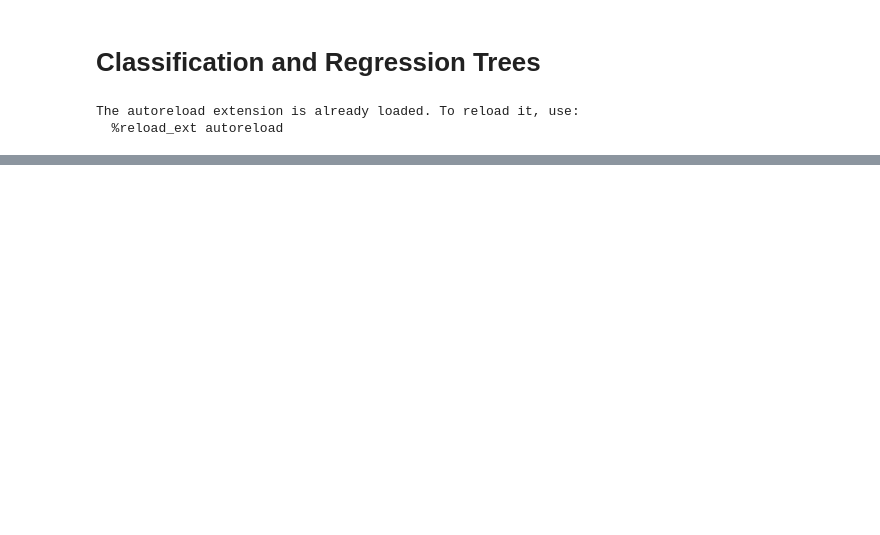
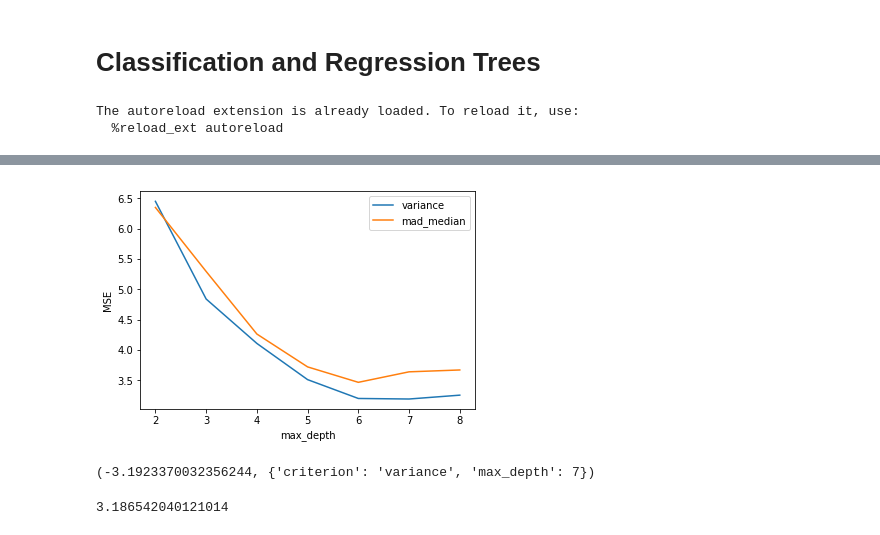
Before and after one commit to SergeyPoltavtsev/mlcourse.ai, a Jupyter notebook: theory and practice/CART/CART.ipynb, the cells around one changed output, grey strips where cells are left out. Cells and saved outputs as stored; diff of their text form; code cells hidden in the pictures; blank space fills up the shorter version.

```diff
--- a/theory and practice/CART/CART.ipynb
+++ b/theory and practice/CART/CART.ipynb
@@ -58,0 +134,12 @@ NameError: name 'numpy' is not defined
+# %%
+boston = load_boston()
+
+X = boston.data
+y = boston.target
+
+X_train, X_test, y_train, y_test = train_test_split(X, y, test_size=0.2, random_state=RANDOM_STATE)
+# %%
+reg_tree1 = DecisionTree(max_depth=2, criterion='variance', debug=True)
+reg_tree1.fit(X_train, y_train)
+
+print(mean_squared_error(reg_tree1.predict(X_test),y_test))
@@ -58,0 +154,5 @@ NameError: name 'numpy' is not defined
+# %%
+reg_tree2 = DecisionTree(max_depth=2, criterion='mad_median', debug=True)
+reg_tree2.fit(X_train, y_train)
+
+print(mean_squared_error(reg_tree2.predict(X_test),y_test))
@@ -58,0 +167,9 @@ NameError: name 'numpy' is not defined
+# %%
+%%time
+
+tree_params = {'criterion': ['variance', 'mad_median'],
+              'max_depth': list(range(2,9))}
+
+reg = GridSearchCV(DecisionTree(), tree_params, cv=5, scoring='neg_mean_squared_error', n_jobs=-1)
+
+reg.fit(X_train, y_train)
@@ -58,0 +178,23 @@ NameError: name 'numpy' is not defined
+# %%
+scores = -np.array(reg.cv_results_['mean_test_score'])
+scores = scores.reshape(len(tree_params['criterion']), len(tree_params['max_depth']))
+
+for ind, i in enumerate(tree_params['criterion']):
+    plt.plot(tree_params['max_depth'], scores[ind], label=str(i))
+plt.legend()
+plt.xlabel('max_depth')
+plt.ylabel('MSE')
+plt.show();
+# %% [output]
+[figure, added]
+# %%
+reg.best_score_, reg.best_params_
+# %% [output]
+(-3.1923370032356244, {'criterion': 'variance', 'max_depth': 7})
+# %%
+reg_tree_best = DecisionTree(max_depth=7, criterion='variance')
+reg_tree_best.fit(X_train, y_train)
+
+print(mean_squared_error(reg_tree_best.predict(X_test),y_test))
+# %% [output]
+3.186542040121014
```
Also changed, not shown: parts of 24 cells of this notebook, 2 other files.
